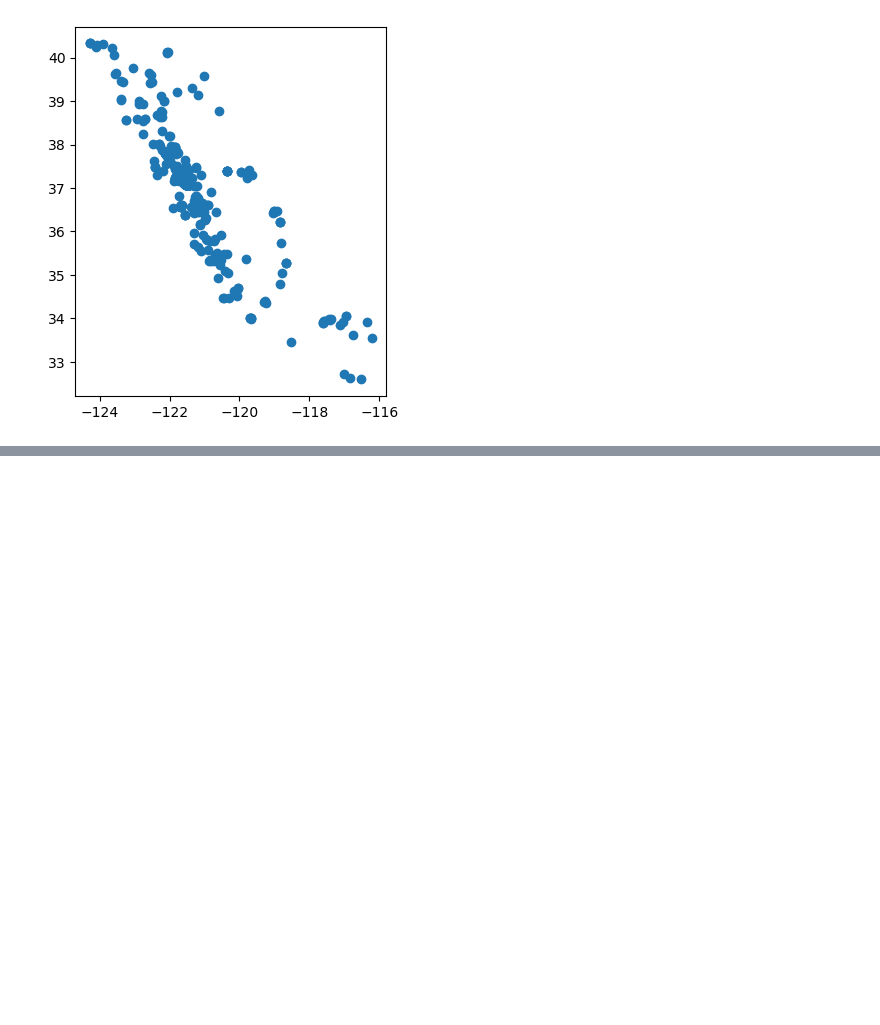
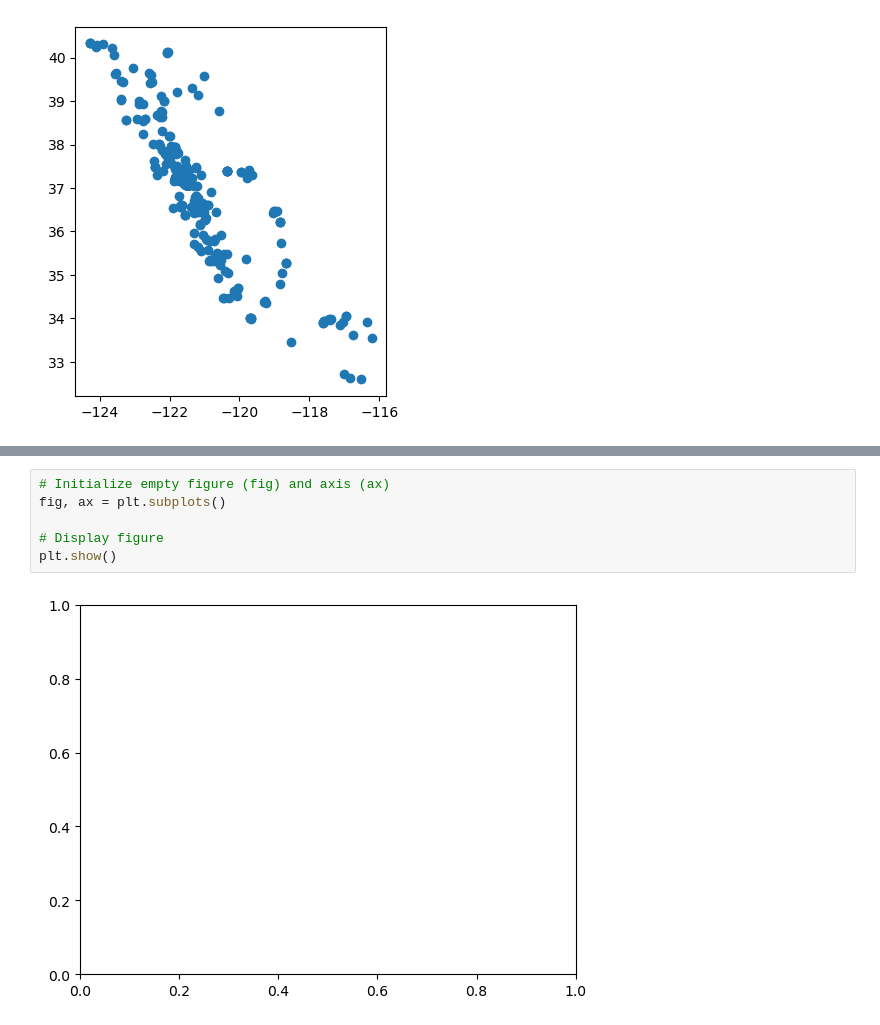
Before and after one commit to avarobillard/eds220-2025-in-class, a Jupyter notebook: week4-geopandas.ipynb, the cells around one changed output, grey strips where cells are left out. Saved outputs shown, nothing was run; the diff lists cells and outputs as text; blank space fills up the shorter version.

```diff
--- a/week4-geopandas.ipynb
+++ b/week4-geopandas.ipynb
@@ -183,0 +192,8 @@ pigs_recent.plot()
+# %%
+# Initialize empty figure (fig) and axis (ax)
+fig, ax = plt.subplots()
+
+# Display figure
+plt.show()
+# %% [output]
+[figure, added]
```
Also changed, not shown: parts of 6 cells of this notebook.
